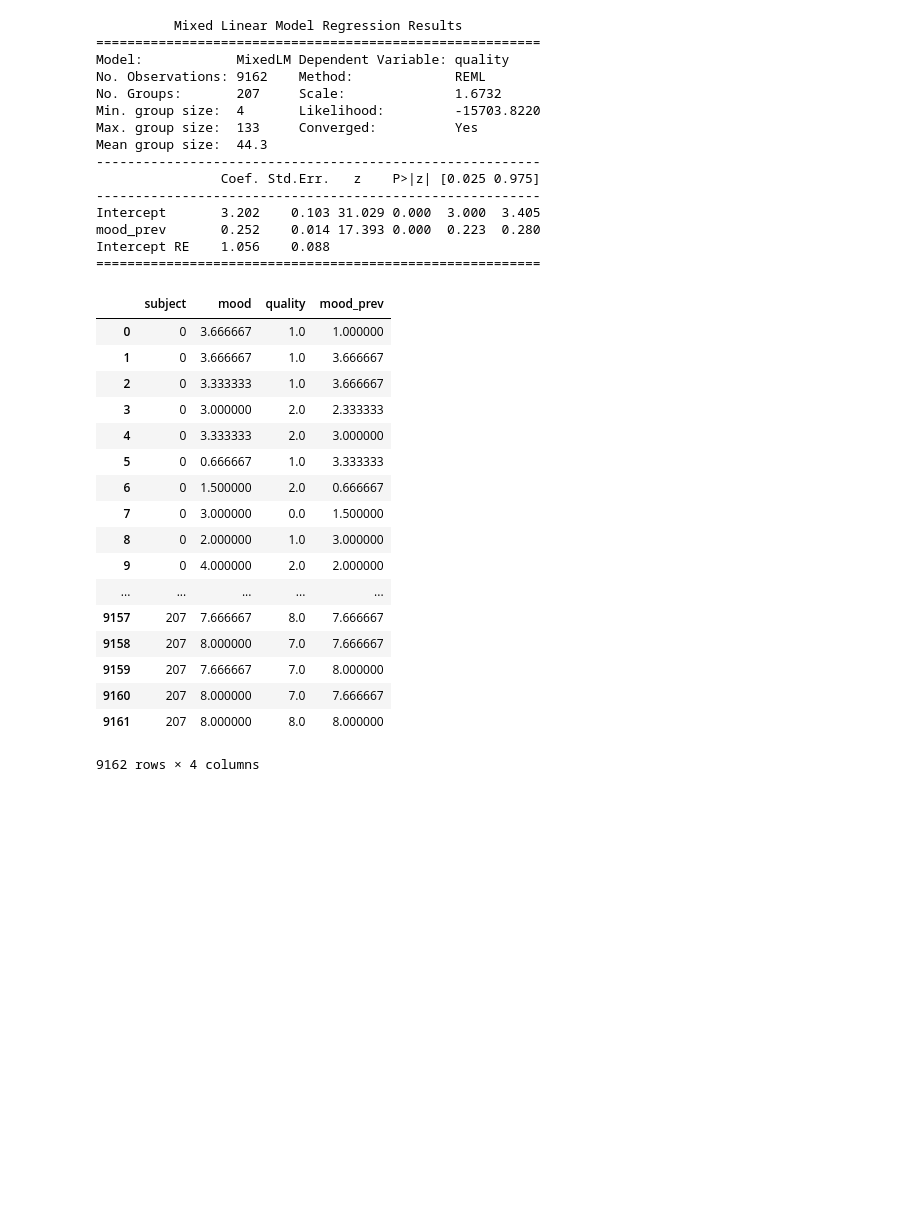
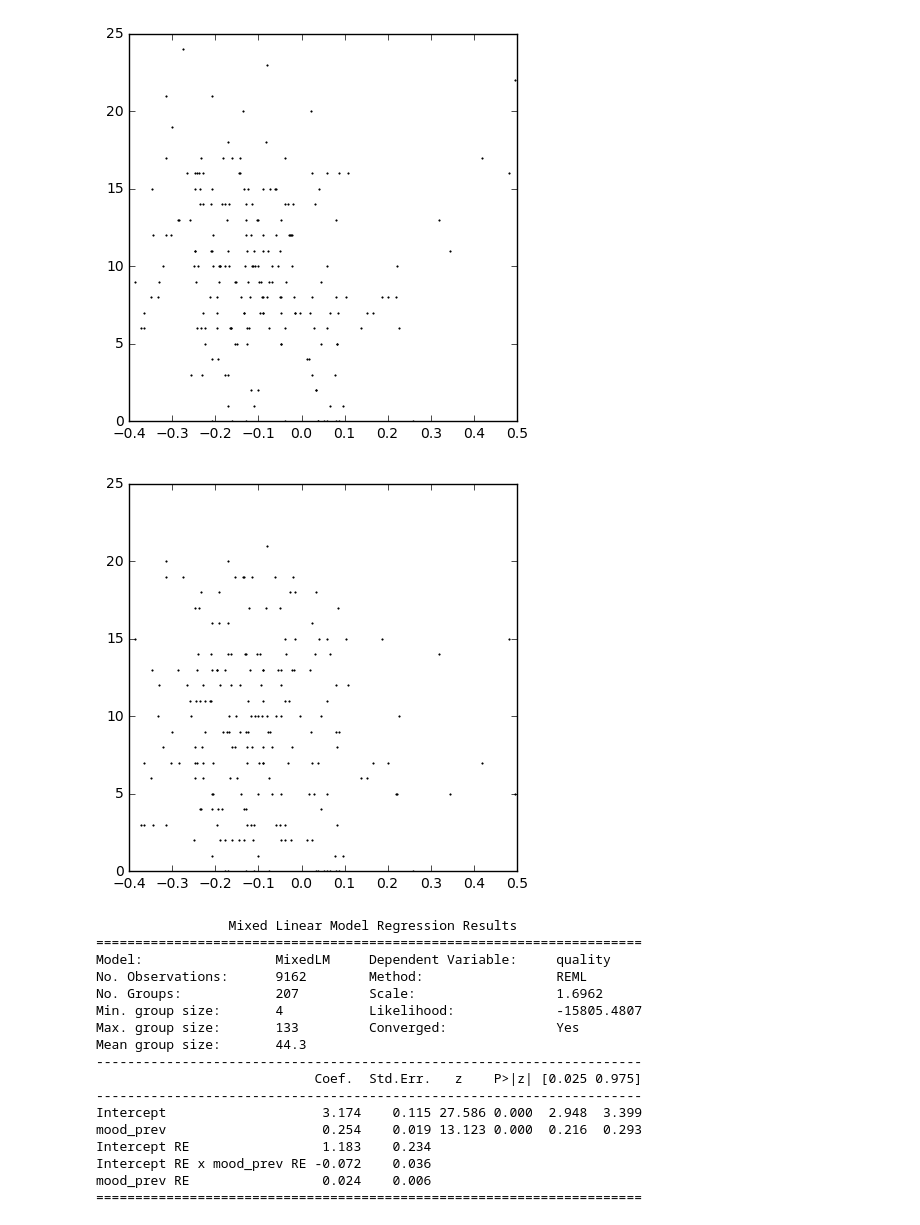
Before and after one commit to striantafillou/causality, a Jupyter notebook: mixed_effects.ipynb, the cells around one changed output. Drawn from its saved outputs; the diff is of its cells as text; code cells hidden in the pictures; blank space fills up the shorter version.

```diff
--- a/mixed_effects.ipynb
+++ b/mixed_effects.ipynb
@@ -48,41 +71,37 @@ Intercept RE    0.832    0.098
+# %%
+subjects = np.unique(data_all['subject'])
+plt.figure(figsize=[5,5])
+ind = np.zeros(subjects.size)
+for i, subj in enumerate(subjects):
+    ind[i] = np.where(ass['ID']==subj)[0]
+    plt.plot(RE[i,1], np.nanmean(ass.loc[ind[i],'PHQ9 W0']), '.', markersize=2, color=(0,0,0))
+plt.figure(figsize=[5,5])
+for i, subj in enumerate(subjects):
+    plt.plot(RE[i,1], np.nanmean(ass.loc[ind[i],'GAD7 W0']), '.', markersize=2, color=(0,0,0))
+# %% [output]
+[figure, added]
+[figure, added]
 # %%
-md = smf.mixedlm('quality ~ mood_prev', data, groups=data['subject'])
+md = smf.mixedlm('quality ~ mood_prev', data_all, groups=data_all['subject'], re_formula="~mood_prev")
 mdf = md.fit()
-print(mdf.summary())
+print mdf.summary()
+RE = np.array(mdf.random_effects)
+# plt.hist(RE,10);
 # %% [output]
-          Mixed Linear Model Regression Results
-=========================================================
-Model:            MixedLM Dependent Variable: quality
-No. Observations: 9162    Method:             REML
-No. Groups:       207     Scale:              1.6732
-Min. group size:  4       Likelihood:         -15703.8220
-Max. group size:  133     Converged:          Yes
-Mean group size:  44.3
----------------------------------------------------------
-                Coef. Std.Err.   z    P>|z| [0.025 0.975]
----------------------------------------------------------
-Intercept       3.202    0.103 31.029 0.000  3.000  3.405
-mood_prev       0.252    0.014 17.393 0.000  0.223  0.280
-Intercept RE    1.056    0.088
-=========================================================
+                 Mixed Linear Model Regression Results
+======================================================================
+Model:                 MixedLM     Dependent Variable:     quality
+No. Observations:      9162        Method:                 REML
+No. Groups:            207         Scale:                  1.6962
+Min. group size:       4           Likelihood:             -15805.4807
+Max. group size:       133         Converged:              Yes
+Mean group size:       44.3
+----------------------------------------------------------------------
+                            Coef.  Std.Err.   z    P>|z| [0.025 0.975]
+----------------------------------------------------------------------
+Intercept                    3.174    0.115 27.586 0.000  2.948  3.399
+mood_prev                    0.254    0.019 13.123 0.000  0.216  0.293
+Intercept RE                 1.183    0.234
+Intercept RE x mood_prev RE -0.072    0.036
+mood_prev RE                 0.024    0.006
+======================================================================
-# %%
-data
-# %% [output]
-|  | subject | mood | quality | mood_prev |
-| 0 | 0 | 3.666667 | 1.0 | 1.000000 |
-| 1 | 0 | 3.666667 | 1.0 | 3.666667 |
-| 2 | 0 | 3.333333 | 1.0 | 3.666667 |
-| 3 | 0 | 3.000000 | 2.0 | 2.333333 |
-| 4 | 0 | 3.333333 | 2.0 | 3.000000 |
-| 5 | 0 | 0.666667 | 1.0 | 3.333333 |
-| 6 | 0 | 1.500000 | 2.0 | 0.666667 |
-| 7 | 0 | 3.000000 | 0.0 | 1.500000 |
-| 8 | 0 | 2.000000 | 1.0 | 3.000000 |
-| 9 | 0 | 4.000000 | 2.0 | 2.000000 |
-| ... | ... | ... | ... | ... |
-| 9157 | 207 | 7.666667 | 8.0 | 7.666667 |
-| 9158 | 207 | 8.000000 | 7.0 | 7.666667 |
-| 9159 | 207 | 7.666667 | 7.0 | 8.000000 |
-| 9160 | 207 | 8.000000 | 7.0 | 7.666667 |
-| 9161 | 207 | 8.000000 | 8.0 | 8.000000 |
-9162 rows × 4 columns
```
Also changed, not shown: parts of 9 cells of this notebook, 9 other files.
